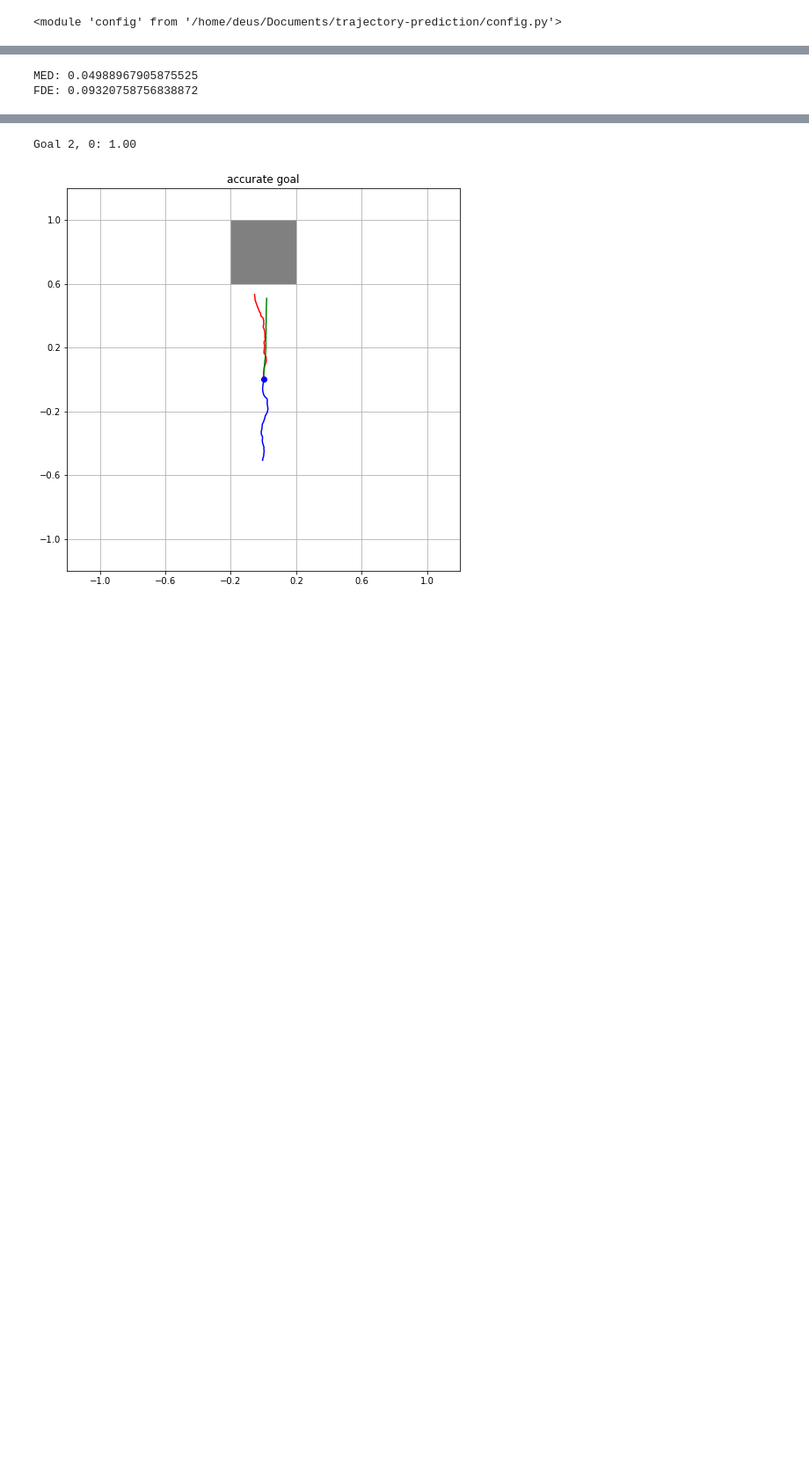
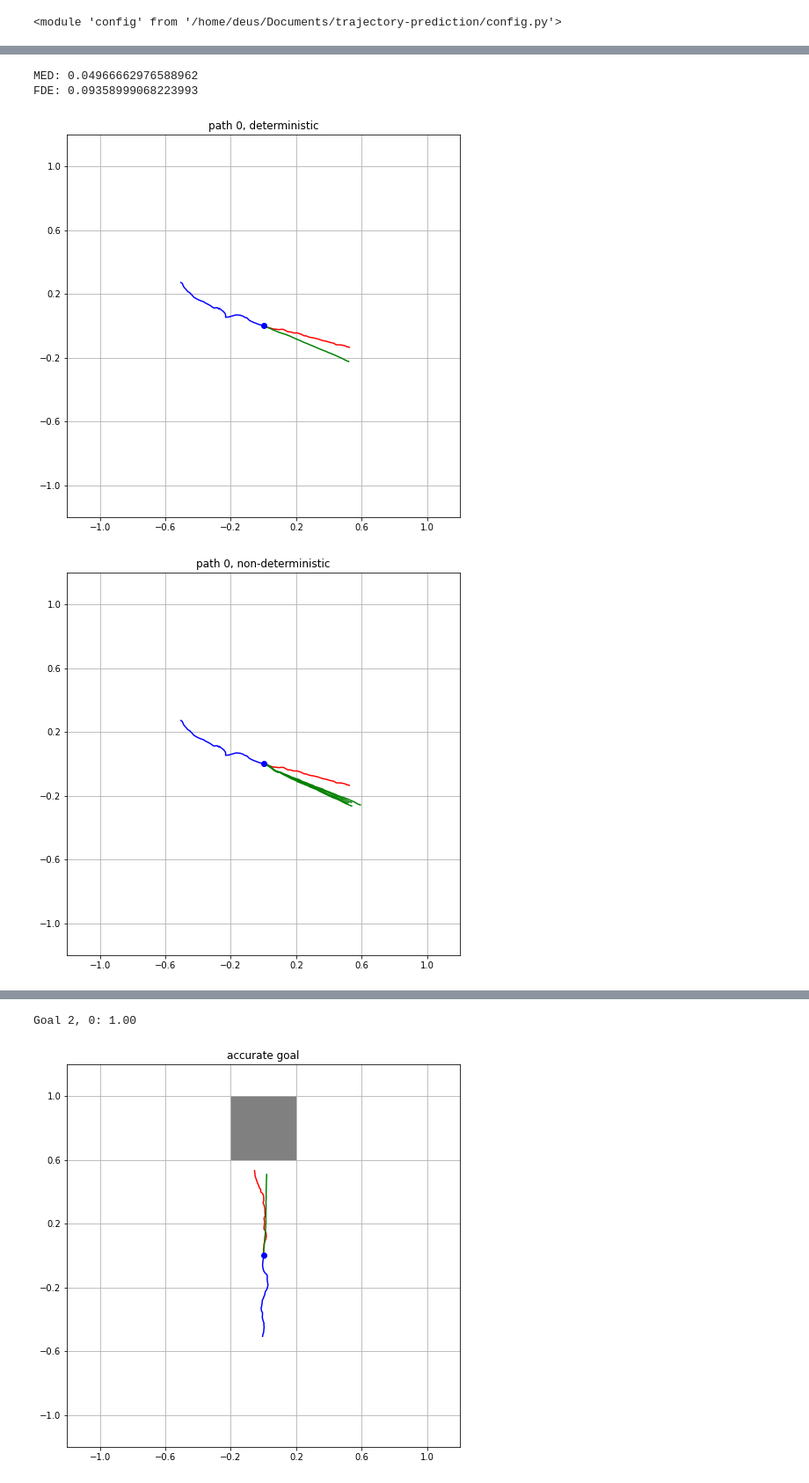
Before and after one commit to lintglitch/trajectory-prediction, a Jupyter notebook: simple_model_comparison.ipynb, the cells around one changed output, grey strips where cells are left out. Shown at 88% size. Cells and saved outputs as stored; diff of their text form; code cells hidden in the pictures; blank space fills up the shorter version.

```diff
--- a/simple_model_comparison.ipynb
+++ b/simple_model_comparison.ipynb
@@ -49,8 +48,15 @@ eval (18595, 40, 2) float64 (18595, 25) float32 (18595, 40, 2) float64
  0.]
 # %%
+reload(models)
+
 model = None
+print(train_data[0].shape)
 # model, _ = models.simple_lstm(train_data, eval_data)
-model, _ = models.simple_lstm_goal(train_data, eval_data)
+model, _ = models.simple_cnn(train_data, eval_data)
+# model, _ = models.simple_lstm_goal(train_data, eval_data)
+
+model_prob, _ = models.simple_cnn_dropout(train_data, eval_data)
+
 
 # model_no_goal, _ = models.simple_lstm(train_data, eval_data)
 # model_goal, _ = models.simple_lstm_goal(train_data, eval_data)
@@ -74,0 +81,3 @@ Epoch 15/20
+# %%
+reload(models)
+model_prob, _ = models.simple_cnn_dropout(train_data, eval_data)
@@ -75,7 +132,25 @@ Epoch 15/20
 # %%
 # eval_data_goal_x = model_interface.concatenate_x_goal(eval_data_x, eval_data_goals)
-model_interface.calculate_final_metrics(model, eval_x=eval_data_x, eval_y=eval_data_y, filepath='no_goal_model_errors')
+model_interface.calculate_final_metrics(model, eval_x=eval_data_x, eval_y=eval_data_y, filepath='goal_baseline')
 # model_interface.calculate_final_metrics(model, eval_x=eval_data_goal_x, eval_y=eval_data_y, filepath='goal_model_errors')
 # %% [output]
-MED: 0.04988967905875525
-FDE: 0.09320758756838872
+MED: 0.04966662976588962
+FDE: 0.09358999068223993
+# %%
+N = 0
+multiplier = 200
+amount = 3
+
+for i in range(amount):
+    n = N + multiplier * i
+
+    x = eval_data_x[n]
+    y = eval_data_y[n]
+
+    predictions = [model_interface.predict_once(model, x)]
+    visualization.draw_path(eval_data_x[n], eval_data_y[n], predictions=predictions, name=f"path {n}, deterministic")
+    predictions = model_interface.prediction_sampling(model_prob, x, samples=5)
+    visualization.draw_path(eval_data_x[n], eval_data_y[n], predictions=predictions, name=f"path {n}, non-deterministic")
+# %% [output]
+[figure, added]
+[figure, added]
```
Also changed, not shown: parts of 7 cells of this notebook, 5 other files.
